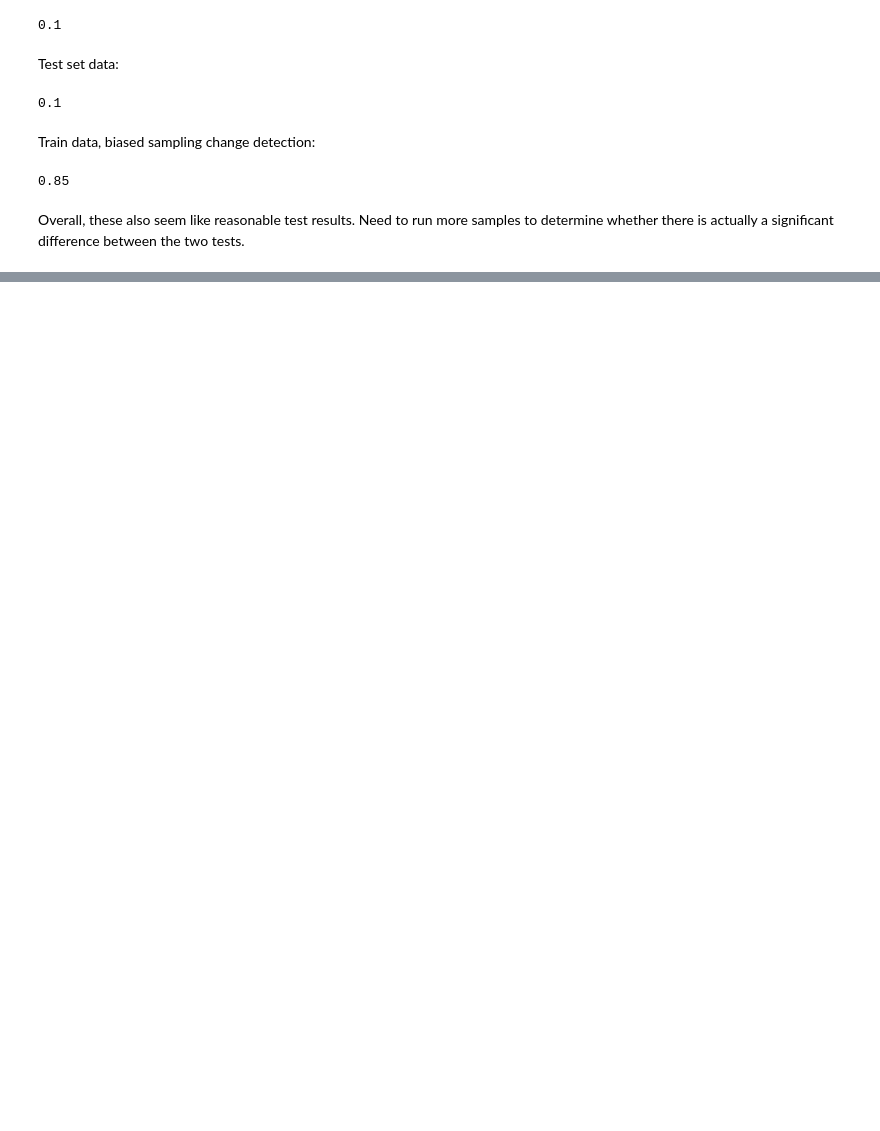
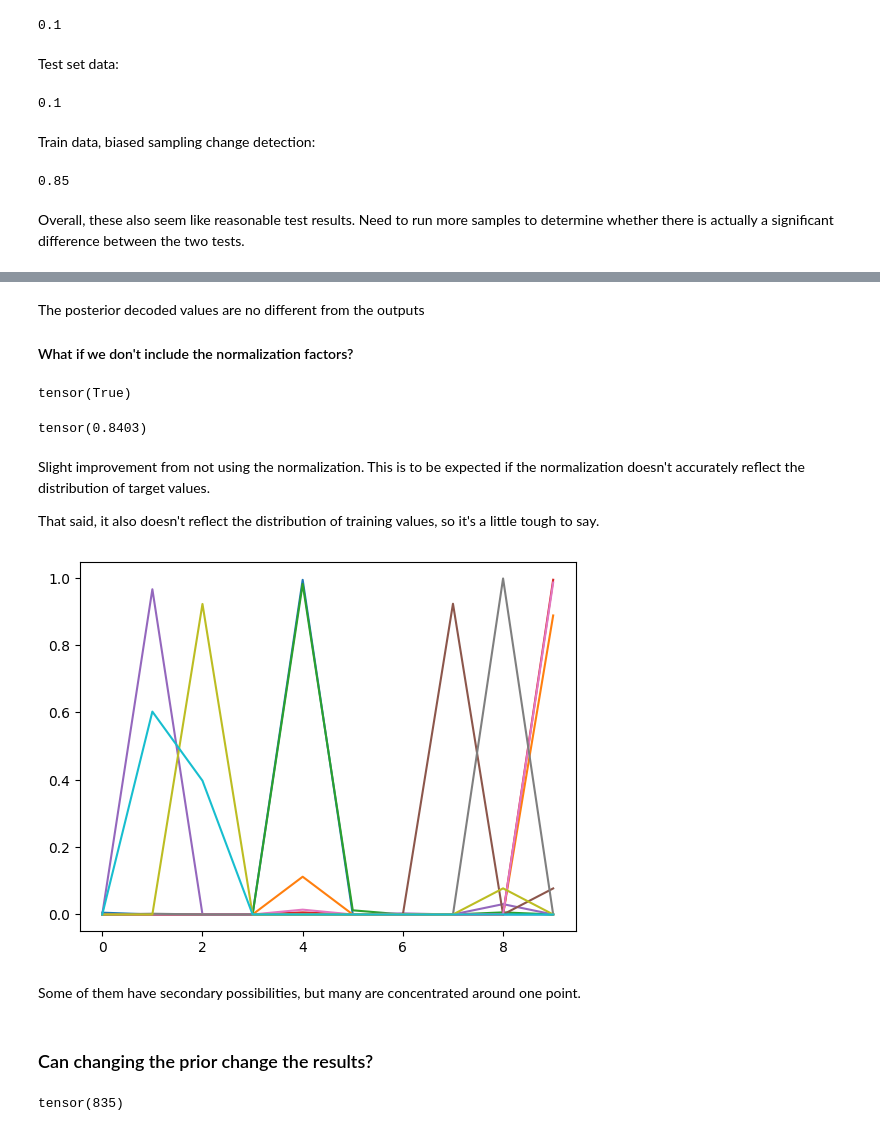
Before and after one commit to lrast/learnedExpFam, a Jupyter notebook: 1.0-high-dimension-dual.ipynb, the cells around one changed output, grey strips where cells are left out. Drawn from its saved outputs; the diff is of its cells as text; code cells hidden in the pictures; blank space fills up the shorter version.

```diff
--- a/1.0-full-examples.ipynb
+++ b/1.0-high-dimension-dual.ipynb
@@ -785,0 +860,26 @@ outs2 = next(iter(DataLoader(activity_data, batch_size=len(activity_data))))
+# %%
+def log_conditional_distribution(x, conditional_model=conditional_mnist):
+    """ log-likelihood under the tilted prior """
+    n_samples = x.shape[0]
+    parameters = conditional_model.make_parameters(torch.arange(10))
+
+    input_projection = inputs @ parameters.T
+    normalizers = conditional_model.forward(parameters.to(conditional_model.device)).cpu()
+    normalizers = normalizers.T.repeat(n_samples,1)
+
+    return input_projection - normalizers
+
+
+def bayesian_posterior(x, prior, conditional_model=conditional_mnist):
+    """ perform bayes inference on the points in question """
+    n_samples = x.shape[0]
+
+    log_prior = torch.log(prior).repeat(n_samples, 1)
+    log_posterior = log_conditional_distribution(x, conditional_model) + log_prior
+
+    softmax = torch.nn.Softmax(dim=1)
+
+    return softmax(log_posterior)
+# %%
+inputs = conditional_mnist.data
+torch.argmax(log_conditional_distribution(inputs), dim=1)
@@ -785,0 +898,2 @@ outs2 = next(iter(DataLoader(activity_data, batch_size=len(activity_data))))
+# %%
+prior = torch.ones(10) / 10.
@@ -785,0 +904,2 @@ outs2 = next(iter(DataLoader(activity_data, batch_size=len(activity_data))))
+# %%
+posterior = bayesian_posterior(inputs, prior)
@@ -785,0 +910,4 @@ outs2 = next(iter(DataLoader(activity_data, batch_size=len(activity_data))))
+# %% [markdown]
+The posterior decoded values are no different from the outputs
+
+#### What if we don't include the normalization factors?
@@ -785,0 +917,24 @@ outs2 = next(iter(DataLoader(activity_data, batch_size=len(activity_data))))
+# %%
+(torch.argmax(input_projection, dim=1) != torch.argmax(log_conditional_distribution(inputs), dim=1)).any()
+# %% [output]
+tensor(True)
+# %%
+(torch.argmax(input_projection, dim=1) == conditional_mnist.targets).sum() / conditional_mnist.targets.shape[0]
+# %% [output]
+tensor(0.8403)
+# %% [markdown]
+Slight improvement from not using the normalization. This is to be expected if the normalization doesn't accurately reflect the distribution of target values.
+
+That said, it also doesn't reflect the distribution of training values, so it's a little tough to say.
+# %%
+wrong_inds = (torch.argmax(log_conditional_distribution(inputs), dim=1) != conditional_mnist.targets)
+wrong = posterior[torch.nonzero(wrong_inds)].squeeze().detach()
+
+for i in range(10):
+    plt.plot(wrong[i])
+# %% [output]
+[figure, added]
+# %% [markdown]
+Some of them have secondary possibilities, but many are concentrated around one point.
+# %% [markdown]
+### Can changing the prior change the results?
@@ -785,0 +948,4 @@ outs2 = next(iter(DataLoader(activity_data, batch_size=len(activity_data))))
+# %%
+(decoded2 != decoded1).sum()
+# %% [output]
+tensor(835)
```
Also changed, not shown: parts of 33 cells of this notebook, 18 other files.
